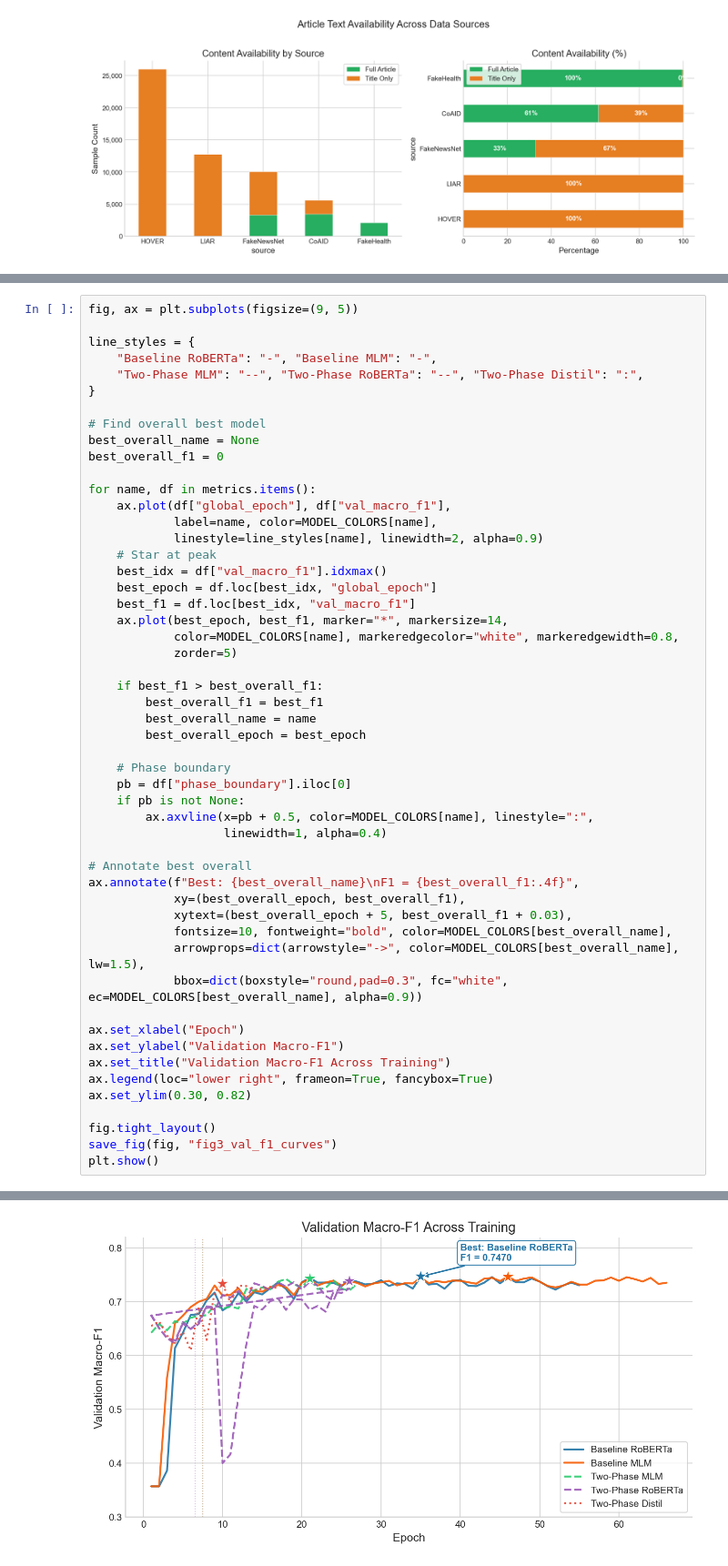
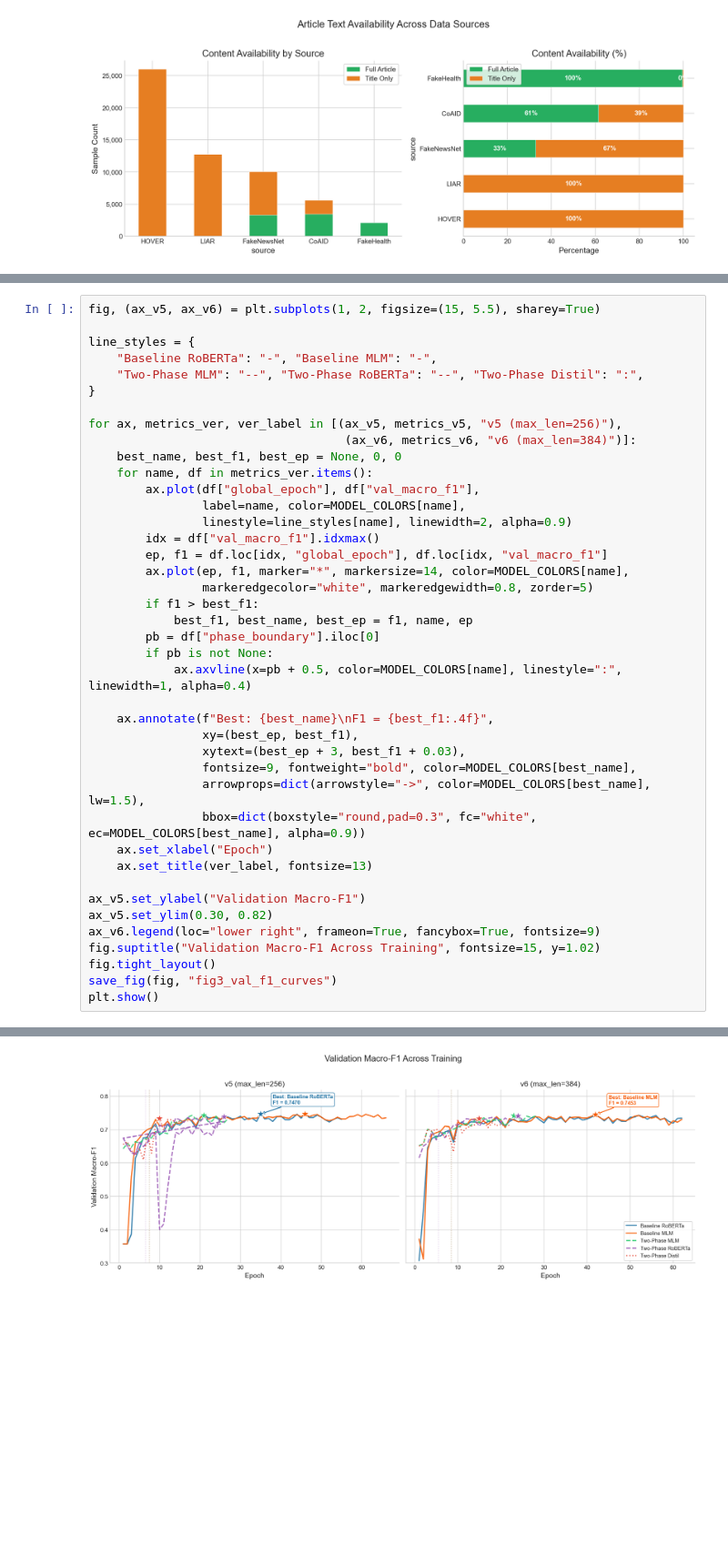
Before and after one commit to Western-Artificial-Intelligence/explainable-misinfo-ai, a Jupyter notebook: viz/paper_figures_executed.ipynb, the cells around one changed output, grey strips where cells are left out. Shown at 91% size. Drawn from its saved outputs; the diff is of its cells as text; blank space fills up the shorter version.

Commit message:
updated visuals and training results for updated models

```diff
--- a/viz/paper_figures_executed.ipynb
+++ b/viz/paper_figures_executed.ipynb
@@ -248,56 +276,45 @@ plt.show()
 # %%
-fig, ax = plt.subplots(figsize=(9, 5))
+fig, (ax_v5, ax_v6) = plt.subplots(1, 2, figsize=(15, 5.5), sharey=True)
 
 line_styles = {
     "Baseline RoBERTa": "-", "Baseline MLM": "-",
     "Two-Phase MLM": "--", "Two-Phase RoBERTa": "--", "Two-Phase Distil": ":",
 }
 
-# Find overall best model
-best_overall_name = None
-best_overall_f1 = 0
+for ax, metrics_ver, ver_label in [(ax_v5, metrics_v5, "v5 (max_len=256)"),
+                                    (ax_v6, metrics_v6, "v6 (max_len=384)")]:
+    best_name, best_f1, best_ep = None, 0, 0
+    for name, df in metrics_ver.items():
+        ax.plot(df["global_epoch"], df["val_macro_f1"],
+                label=name, color=MODEL_COLORS[name],
+                linestyle=line_styles[name], linewidth=2, alpha=0.9)
+        idx = df["val_macro_f1"].idxmax()
+        ep, f1 = df.loc[idx, "global_epoch"], df.loc[idx, "val_macro_f1"]
+        ax.plot(ep, f1, marker="*", markersize=14, color=MODEL_COLORS[name],
+                markeredgecolor="white", markeredgewidth=0.8, zorder=5)
+        if f1 > best_f1:
+            best_f1, best_name, best_ep = f1, name, ep
+        pb = df["phase_boundary"].iloc[0]
+        if pb is not None:
+            ax.axvline(x=pb + 0.5, color=MODEL_COLORS[name], linestyle=":", linewidth=1, alpha=0.4)
 
-for name, df in metrics.items():
-    ax.plot(df["global_epoch"], df["val_macro_f1"],
-            label=name, color=MODEL_COLORS[name],
-            linestyle=line_styles[name], linewidth=2, alpha=0.9)
-    # Star at peak
-    best_idx = df["val_macro_f1"].idxmax()
-    best_epoch = df.loc[best_idx, "global_epoch"]
-    best_f1 = df.loc[best_idx, "val_macro_f1"]
-    ax.plot(best_epoch, best_f1, marker="*", markersize=14,
-            color=MODEL_COLORS[name], markeredgecolor="white", markeredgewidth=0.8,
-            zorder=5)
+    ax.annotate(f"Best: {best_name}\nF1 = {best_f1:.4f}",
+                xy=(best_ep, best_f1),
+                xytext=(best_ep + 3, best_f1 + 0.03),
+                fontsize=9, fontweight="bold", color=MODEL_COLORS[best_name],
+                arrowprops=dict(arrowstyle="->", color=MODEL_COLORS[best_name], lw=1.5),
+                bbox=dict(boxstyle="round,pad=0.3", fc="white", ec=MODEL_COLORS[best_name], alpha=0.9))
+    ax.set_xlabel("Epoch")
+    ax.set_title(ver_label, fontsize=13)
 
-    if best_f1 > best_overall_f1:
-        best_overall_f1 = best_f1
-        best_overall_name = name
-        best_overall_epoch = best_epoch
-
-    # Phase boundary
-    pb = df["phase_boundary"].iloc[0]
-    if pb is not None:
-        ax.axvline(x=pb + 0.5, color=MODEL_COLORS[name], linestyle=":",
-                   linewidth=1, alpha=0.4)
-
-# Annotate best overall
-ax.annotate(f"Best: {best_overall_name}\nF1 = {best_overall_f1:.4f}",
-            xy=(best_overall_epoch, best_overall_f1),
-            xytext=(best_overall_epoch + 5, best_overall_f1 + 0.03),
-            fontsize=10, fontweight="bold", color=MODEL_COLORS[best_overall_name],
-            arrowprops=dict(arrowstyle="->", color=MODEL_COLORS[best_overall_name], lw=1.5),
-            bbox=dict(boxstyle="round,pad=0.3", fc="white", ec=MODEL_COLORS[best_overall_name], alpha=0.9))
-
-ax.set_xlabel("Epoch")
-ax.set_ylabel("Validation Macro-F1")
-ax.set_title("Validation Macro-F1 Across Training")
-ax.legend(loc="lower right", frameon=True, fancybox=True)
-ax.set_ylim(0.30, 0.82)
-
+ax_v5.set_ylabel("Validation Macro-F1")
+ax_v5.set_ylim(0.30, 0.82)
+ax_v6.legend(loc="lower right", frameon=True, fancybox=True, fontsize=9)
+fig.suptitle("Validation Macro-F1 Across Training", fontsize=15, y=1.02)
 fig.tight_layout()
 save_fig(fig, "fig3_val_f1_curves")
 plt.show()
 # %% [output]
   Saved fig3_val_f1_curves.png and fig3_val_f1_curves.pdf
-[figure, old version]
+[figure, new version]
 # %% [markdown]
```
Also changed, not shown: parts of 10 cells of this notebook, 24 other files.
